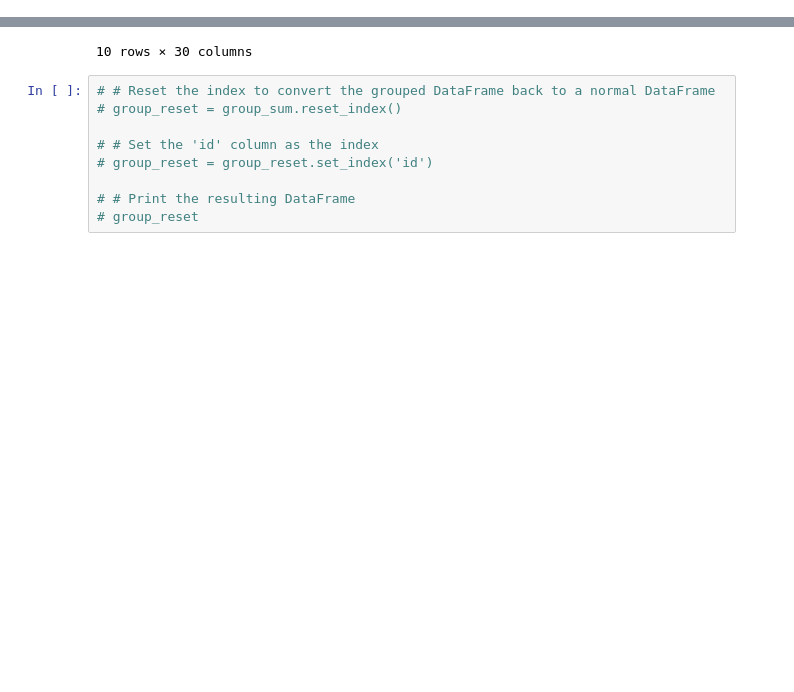
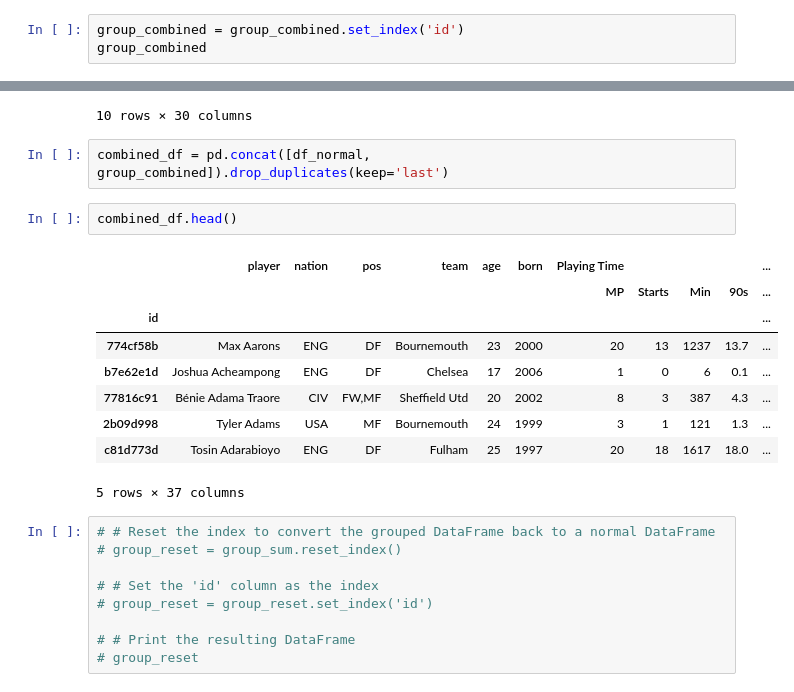
Before and after one commit to PTIT-D22KH/fbref-experimenting, a Jupyter notebook: fbref-players/epl/epl.ipynb, the cells around one changed output, grey strips where cells are left out. Saved outputs shown, nothing was run; the diff lists cells and outputs as text; blank space fills up the shorter version.

```diff
--- a/fbref-players/epl/epl.ipynb
+++ b/fbref-players/epl/epl.ipynb
@@ -567,0 +557,3 @@ group_combined
+# %%
+group_combined = group_combined.set_index('id')
+group_combined
@@ -604,6 +611,20 @@ group_sum
 | 4bcf39f6 | Neal Maupay | 31 | 14 | 1432 | 15.9 | 6 | 3 | 9 | 6 | 0 | ... |
 | 3353737a | Sergio Reguilón | 25 | 18 | 1530 | 17.0 | 0 | 4 | 4 | 0 | 0 | ... |
 10 rows × 30 columns
+# %%
+combined_df = pd.concat([df_normal, group_combined]).drop_duplicates(keep='last')
+# %%
+combined_df.head()
+# %% [output]
+|  | player | nation | pos | team | age | born | Playing Time |  |  |  | ... |
+|  |  |  |  |  |  |  | MP | Starts | Min | 90s | ... |
+| id |  |  |  |  |  |  |  |  |  |  | ... |
+| 774cf58b | Max Aarons | ENG | DF | Bournemouth | 23 | 2000 | 20 | 13 | 1237 | 13.7 | ... |
+| b7e62e1d | Joshua Acheampong | ENG | DF | Chelsea | 17 | 2006 | 1 | 0 | 6 | 0.1 | ... |
+| 77816c91 | Bénie Adama Traore | CIV | FW,MF | Sheffield Utd | 20 | 2002 | 8 | 3 | 387 | 4.3 | ... |
+| 2b09d998 | Tyler Adams | USA | MF | Bournemouth | 24 | 1999 | 3 | 1 | 121 | 1.3 | ... |
+| c81d773d | Tosin Adarabioyo | ENG | DF | Fulham | 25 | 1997 | 20 | 18 | 1617 | 18.0 | ... |
+5 rows × 37 columns
 # %%
 # # Reset the index to convert the grouped DataFrame back to a normal DataFrame
 # group_reset = group_sum.reset_index()
```
Also changed, not shown: parts of 10 cells of this notebook, 1 other file.
